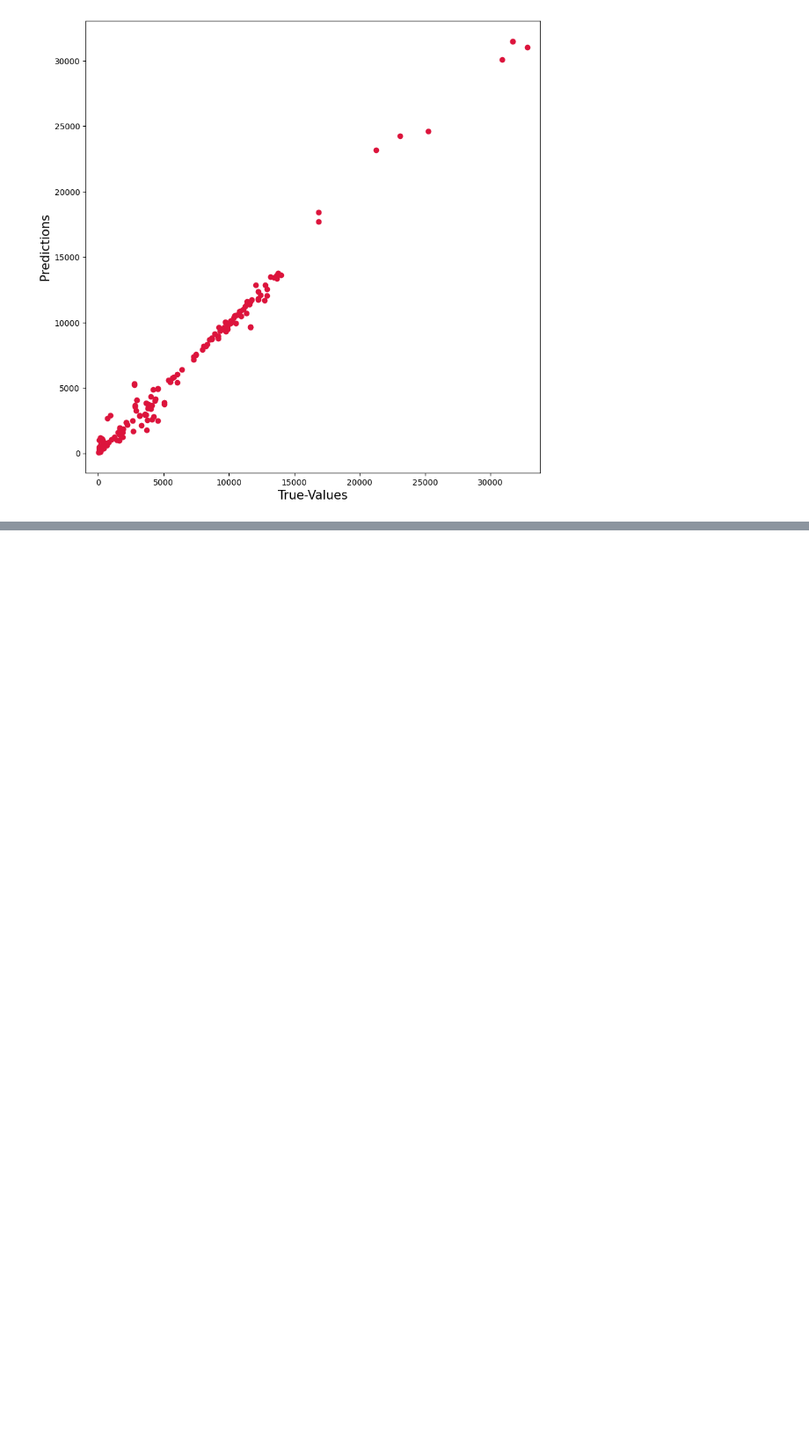
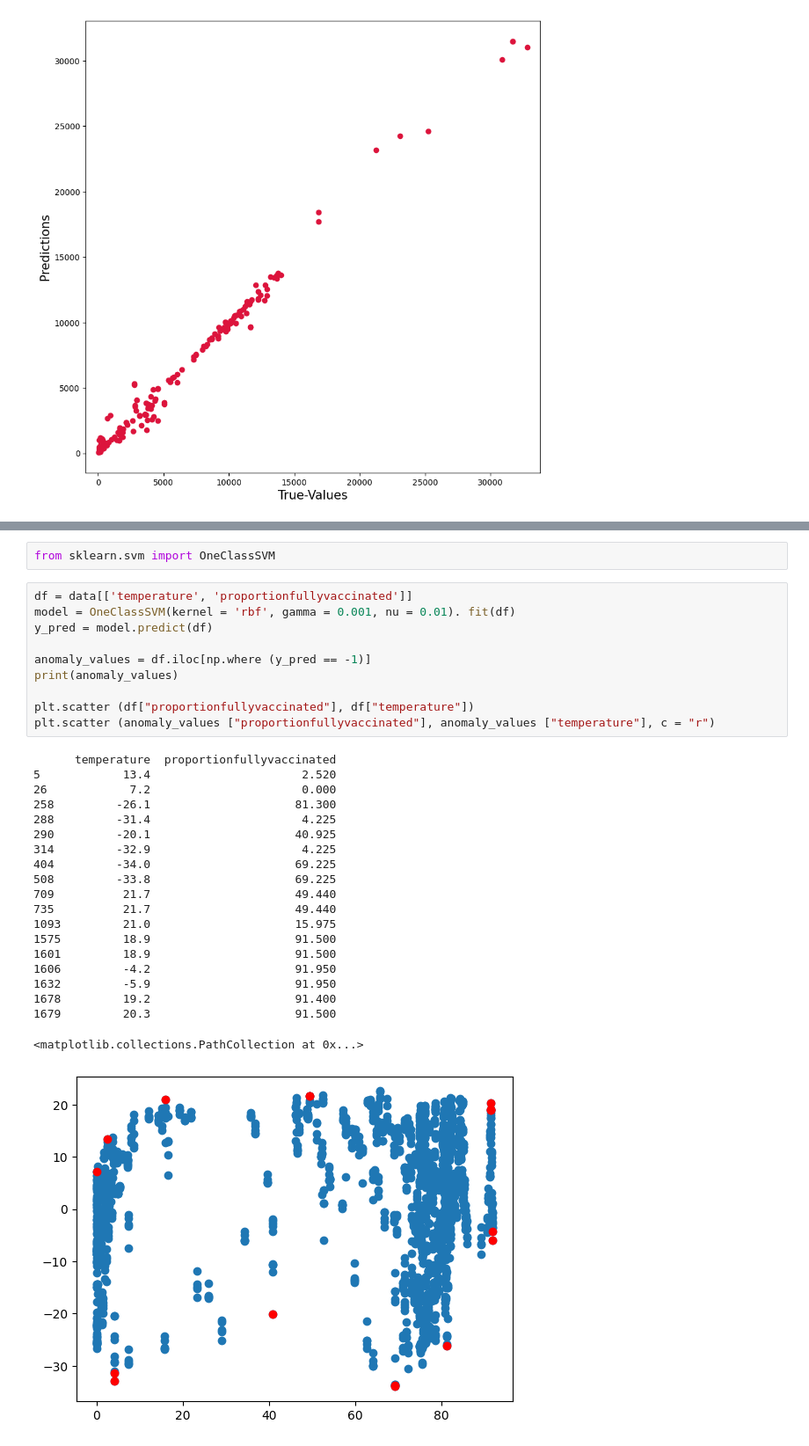
Before and after one commit to bsewp045/CSI4142-Data-Mart-Phase-4, a Jupyter notebook: Part-B/phase-4.ipynb, the cells around one changed output, grey strips where cells are left out. Shown at 88% size. Drawn from its saved outputs; the diff is of its cells as text; blank space fills up the shorter version.

```diff
--- a/Part-B/phase-4.ipynb
+++ b/Part-B/phase-4.ipynb
@@ -183,0 +191,33 @@ plot_graph(y_test, predictions[3])
+# %%
+from sklearn.svm import OneClassSVM
+# %%
+df = data[['temperature', 'proportionfullyvaccinated']]
+model = OneClassSVM(kernel = 'rbf', gamma = 0.001, nu = 0.01). fit(df)
+y_pred = model.predict(df)
+
+anomaly_values = df.iloc[np.where (y_pred == -1)]
+print(anomaly_values)
+
+plt.scatter (df["proportionfullyvaccinated"], df["temperature"])
+plt.scatter (anomaly_values ["proportionfullyvaccinated"], anomaly_values ["temperature"], c = "r")
+# %% [output]
+      temperature  proportionfullyvaccinated
+5            13.4                      2.520
+26            7.2                      0.000
+258         -26.1                     81.300
+288         -31.4                      4.225
+290         -20.1                     40.925
+314         -32.9                      4.225
+404         -34.0                     69.225
+508         -33.8                     69.225
+709          21.7                     49.440
+735          21.7                     49.440
+1093         21.0                     15.975
+1575         18.9                     91.500
+1601         18.9                     91.500
+1606         -4.2                     91.950
+1632         -5.9                     91.950
+1678         19.2                     91.400
+1679         20.3                     91.500
+<matplotlib.collections.PathCollection at 0x...>
+[figure, added]
```
Also changed, not shown: parts of 1 cell of this notebook, 2 other files.
